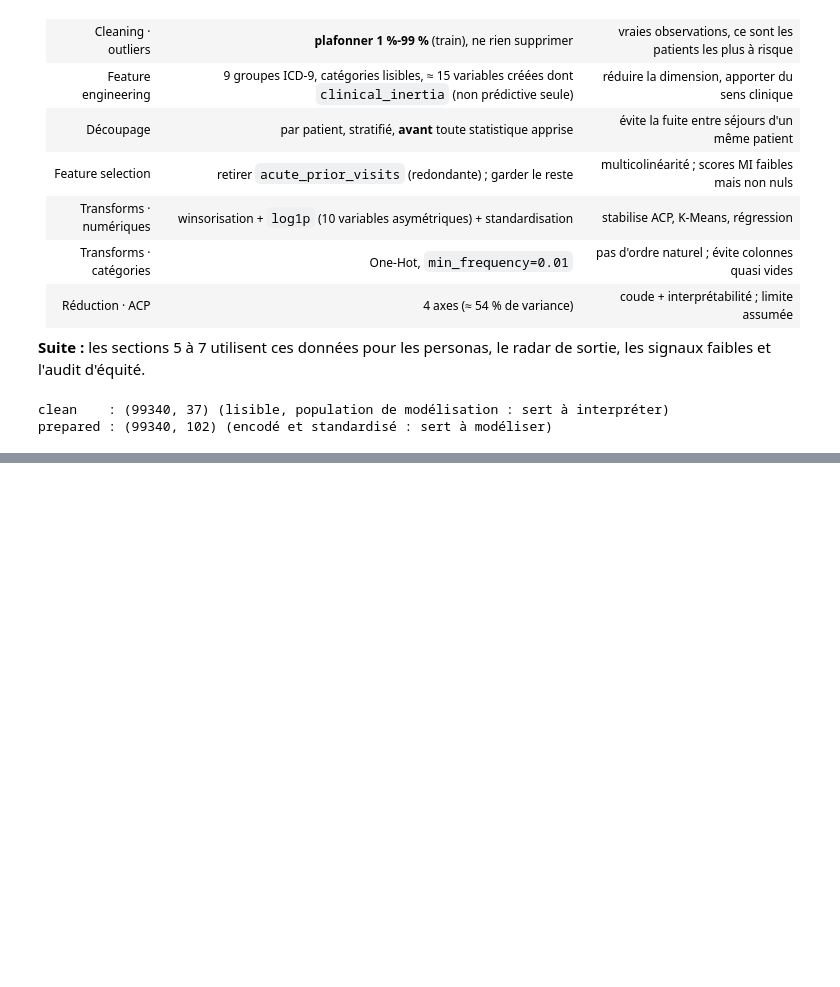
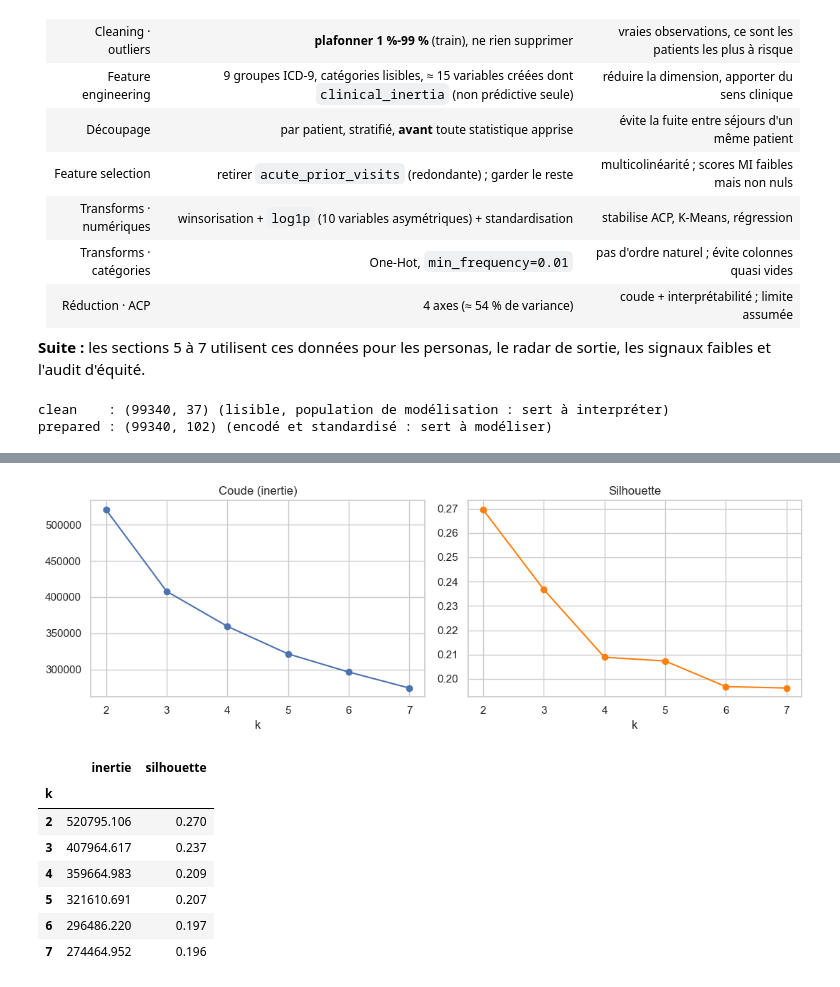
Before and after one commit to Tasnimekaabachi/diabetic-patients-readmission-, a Jupyter notebook: business_understanding.ipynb, the cells around one changed output, grey strips where cells are left out. Saved outputs shown, nothing was run; the diff lists cells and outputs as text; code cells hidden in the pictures; blank space fills up the shorter version.

```diff
--- a/business_understanding.ipynb
+++ b/business_understanding.ipynb
@@ -1044,0 +1089,26 @@ prepared : (99340, 102) (encodé et standardisé : sert à modéliser)
+# %%
+from sklearn.cluster import KMeans
+from sklearn.metrics import silhouette_score
+
+Z = PCA(4, random_state=RS).fit_transform(X)
+rows=[]
+rng = np.random.RandomState(RS); idx = rng.choice(len(Z), 10000, replace=False)  # silhouette sur échantillon : O(n²)
+for k in range(2,8):
+    km = KMeans(k, n_init=10, random_state=RS).fit(Z)
+    rows.append((k, km.inertia_, silhouette_score(Z[idx], km.labels_[idx])))
+sel = pd.DataFrame(rows, columns=["k","inertie","silhouette"]).set_index("k")
+
+fig, ax = plt.subplots(1,2, figsize=(11,3.8))
+sel.inertie.plot(marker="o", ax=ax[0], title="Coude (inertie)")
+sel.silhouette.plot(marker="o", ax=ax[1], title="Silhouette", color="tab:orange")
+plt.tight_layout(); plt.show(); sel.round(3)
+# %% [output]
+[figure, added]
+|  | inertie | silhouette |
+| k |  |  |
+| 2 | 520795.106 | 0.270 |
+| 3 | 407964.617 | 0.237 |
+| 4 | 359664.983 | 0.209 |
+| 5 | 321610.691 | 0.207 |
+| 6 | 296486.220 | 0.197 |
+| 7 | 274464.952 | 0.196 |
```
Also changed, not shown: parts of 62 cells of this notebook, 2 other files.
